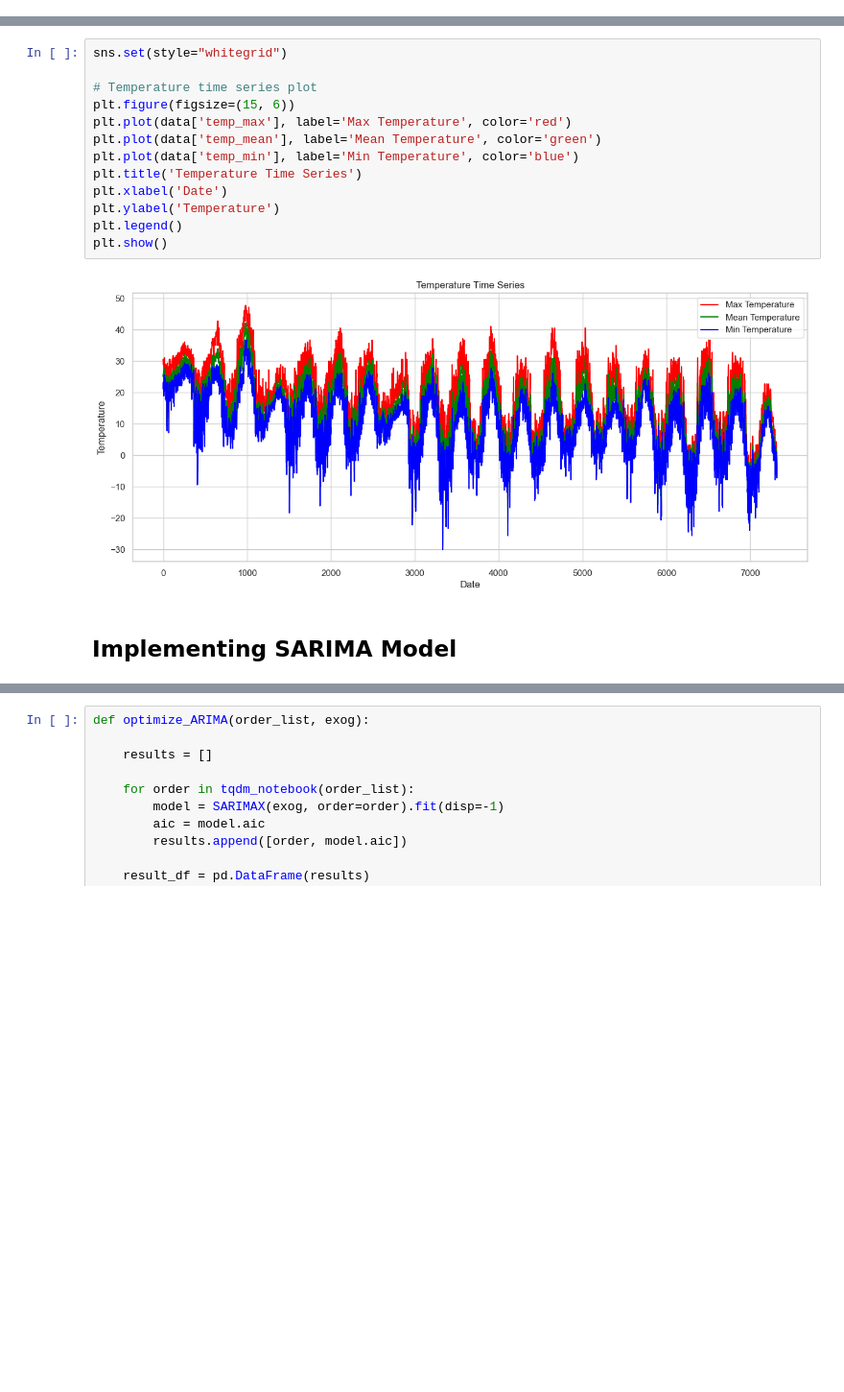
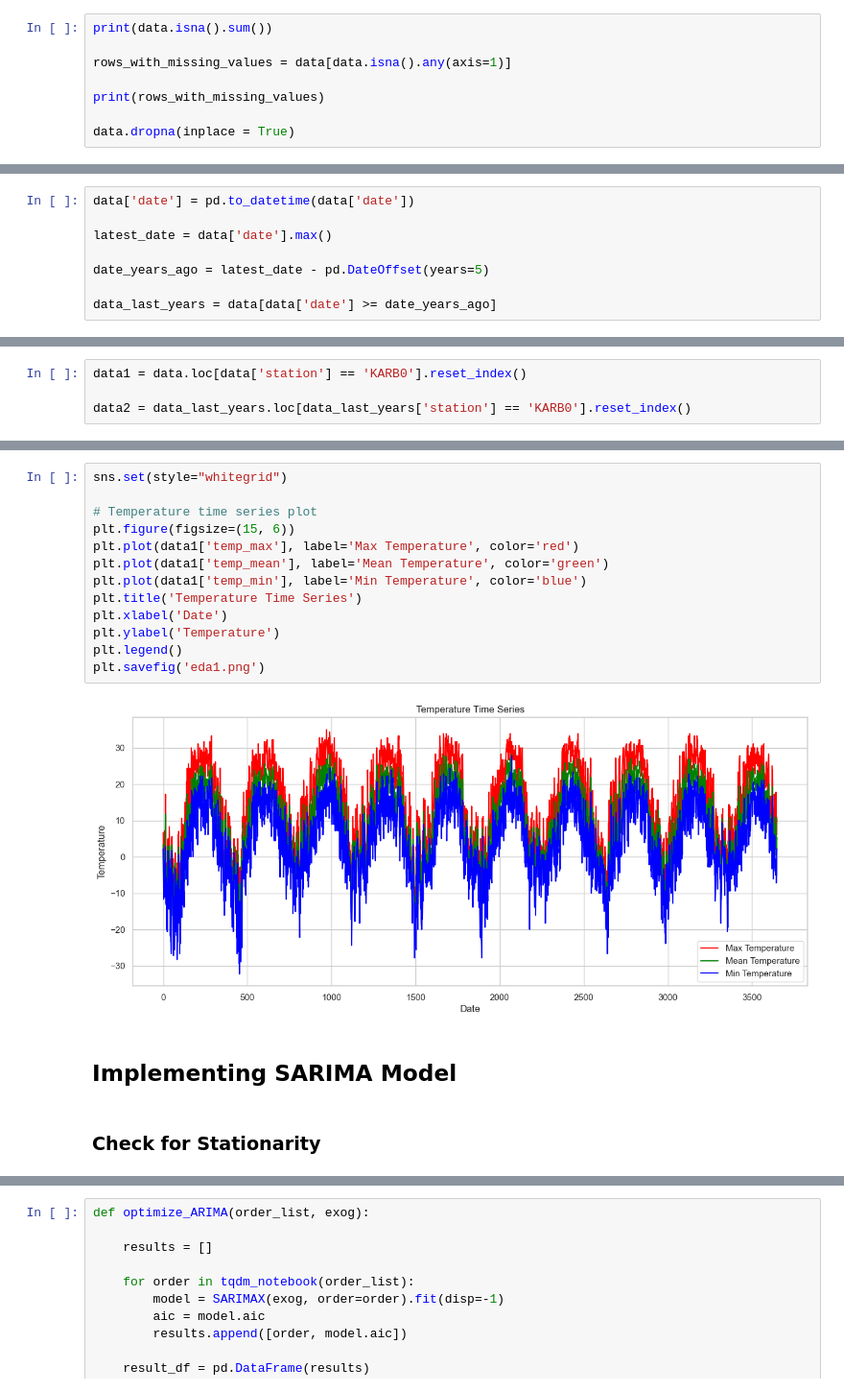
Before and after one commit to mb208/604Final, a Jupyter notebook: notebooks/ARIMA.ipynb, the cells around one changed output, grey strips where cells are left out. Shown: that part at 96% size. Cells and saved outputs as stored; diff of their text form; blank space fills up the shorter version.

```diff
--- a/notebooks/ARIMA.ipynb
+++ b/notebooks/ARIMA.ipynb
@@ -7,0 +20,8 @@ data=pd.read_csv('/Users/Bakso/Documents/git/604Final/data/daily_data.csv')
+# %%
+print(data.isna().sum())
+
+rows_with_missing_values = data[data.isna().any(axis=1)]
+
+print(rows_with_missing_values)
+
+data.dropna(inplace = True)
@@ -7,0 +45,8 @@ data=pd.read_csv('/Users/Bakso/Documents/git/604Final/data/daily_data.csv')
+# %%
+data['date'] = pd.to_datetime(data['date'])
+
+latest_date = data['date'].max()
+
+date_years_ago = latest_date - pd.DateOffset(years=5)
+
+data_last_years = data[data['date'] >= date_years_ago]
@@ -7,0 +90,4 @@ data=pd.read_csv('/Users/Bakso/Documents/git/604Final/data/daily_data.csv')
+# %%
+data1 = data.loc[data['station'] == 'KARB0'].reset_index()
+
+data2 = data_last_years.loc[data_last_years['station'] == 'KARB0'].reset_index()
@@ -8,17 +115,19 @@ data=pd.read_csv('/Users/Bakso/Documents/git/604Final/data/daily_data.csv')
 # %%
 sns.set(style="whitegrid")
 
 # Temperature time series plot
 plt.figure(figsize=(15, 6))
-plt.plot(data['temp_max'], label='Max Temperature', color='red')
-plt.plot(data['temp_mean'], label='Mean Temperature', color='green')
-plt.plot(data['temp_min'], label='Min Temperature', color='blue')
+plt.plot(data1['temp_max'], label='Max Temperature', color='red')
+plt.plot(data1['temp_mean'], label='Mean Temperature', color='green')
+plt.plot(data1['temp_min'], label='Min Temperature', color='blue')
 plt.title('Temperature Time Series')
 plt.xlabel('Date')
 plt.ylabel('Temperature')
 plt.legend()
-plt.show()
+plt.savefig('eda1.png')
 # %% [output]
-[figure, old version]
+[figure, new version]
 # %% [markdown]
 ## Implementing SARIMA Model
+# %% [markdown]
+### Check for Stationarity
```
Also changed, not shown: parts of 38 cells of this notebook.
